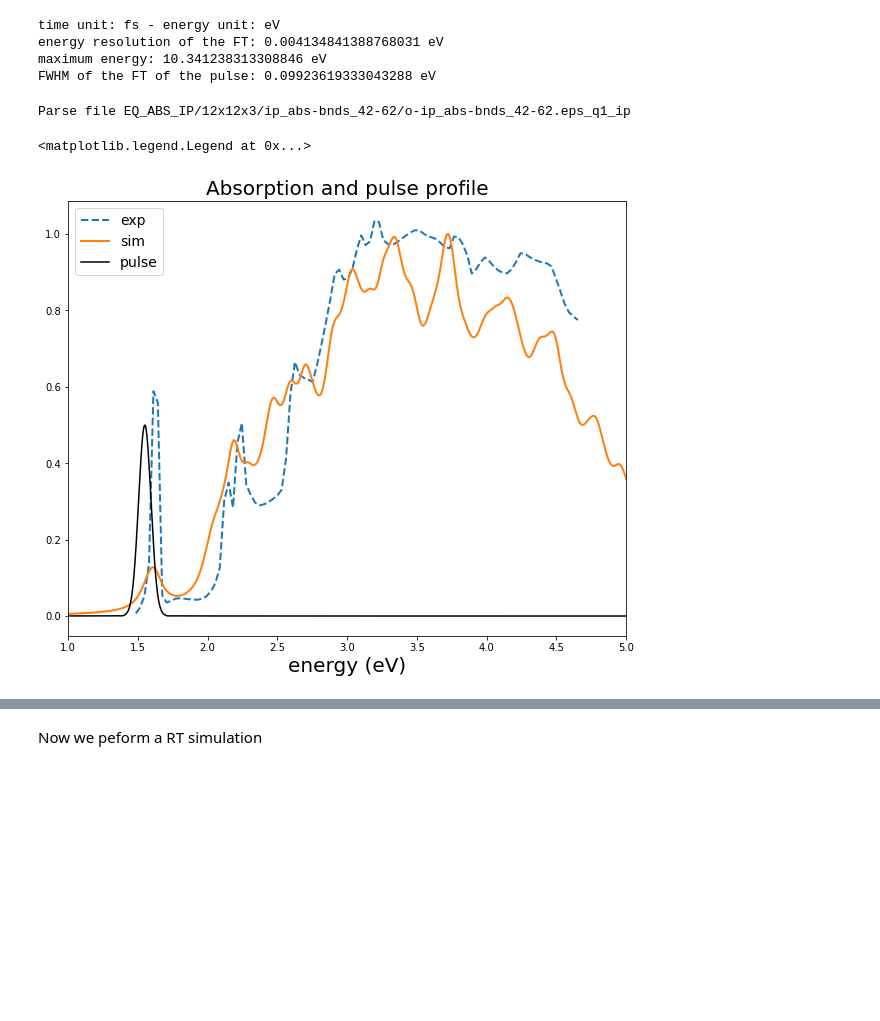
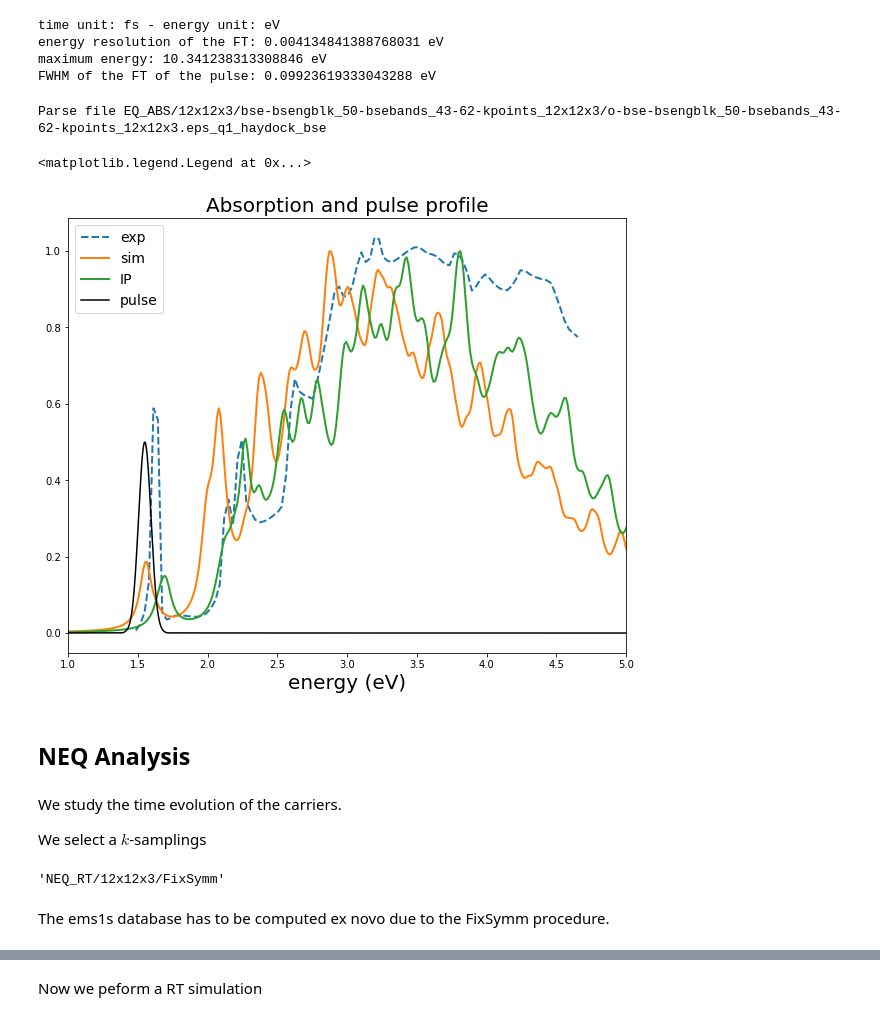
Before and after one commit to marcodalessandro76/WSe2, a Jupyter notebook: NEQ_Analysis.ipynb, the cells around one changed output, grey strips where cells are left out. Cells and saved outputs as stored; diff of their text form; code cells hidden in the pictures; blank space fills up the shorter version.

```diff
--- a/NEQ_Analysis.ipynb
+++ b/NEQ_Analysis.ipynb
@@ -159,25 +151,33 @@ alpha_exp= 'Experiment/alpha.dat'
 data = np.loadtxt(alpha_exp,delimiter=',').T
 energy_alpha,alpha_exp = data
 
-abs_file = 'EQ_ABS_IP/12x12x3/ip_abs-bnds_42-62/o-ip_abs-bnds_42-62.eps_q1_ip'
-data = P.YamboOutputParser.from_file(abs_file)['eps_q1_ip']
-energy = data['energy'][80:] # starts from 1 eV
-eps_im = data['eps_imag'][80:]
+abs_file = 'EQ_ABS/12x12x3/bse-bsengblk_50-bsebands_43-62-kpoints_12x12x3/o-bse-bsengblk_50-bsebands_43-62-kpoints_12x12x3.eps_q1_haydock_bse'
+data = P.YamboOutputParser.from_file(abs_file)['eps_q1_haydock_bse']
+energy = data['energy']
+eps_im = data['eps_imag']
+eps_o_im = data['eps_o_imag']
 alpha = eps_im*energy
-alpha_norm = alpha/max(alpha)
+alpha_o = eps_o_im*energy
 # %% [output]
-Parse file EQ_ABS_IP/12x12x3/ip_abs-bnds_42-62/o-ip_abs-bnds_42-62.eps_q1_ip
+Parse file EQ_ABS/12x12x3/bse-bsengblk_50-bsebands_43-62-kpoints_12x12x3/o-bse-bsengblk_50-bsebands_43-62-kpoints_12x12x3.eps_q1_haydock_bse
 # %%
 fig, ax = plt.subplots(figsize=(10, 8))
 
 ax.plot(energy_alpha,alpha_exp,label='exp',linestyle='--',linewidth=2)
-ax.plot(energy,alpha_norm,label='sim',linewidth=2)
+ax.plot(energy,alpha/max(alpha),label='sim',linewidth=2)
+ax.plot(energy,alpha_o/max(alpha_o),label='IP',linewidth=2)
 ax.plot(pulse_freq,pulse_ft/max(2*pulse_ft),c='black',label='pulse')
 ax.set_xlim(1,5)
 #ax.set_ylabel(r'$\alpha$',size=20)
 ax.set_xlabel('energy (eV)',size=20)
 ax.set_title('Absorption and pulse profile',size=20)
 ax.legend(fontsize=14)
 # %% [output]
 <matplotlib.legend.Legend at 0x...>
-[figure, old version]
+[figure, new version]
+# %% [markdown]
+## NEQ Analysis
+# %% [markdown]
+We study the time evolution of the carriers.
+
+We select a $k$-samplings
@@ -183,0 +187,7 @@ ax.legend(fontsize=14)
+# %%
+run_dir = os.path.join(run_path,k,'FixSymm')
+run_dir
+# %% [output]
+'NEQ_RT/12x12x3/FixSymm'
+# %% [markdown]
+The ems1s database has to be computed ex novo due to the FixSymm procedure.
```
Also changed, not shown: parts of 49 cells of this notebook, 1 other file.
